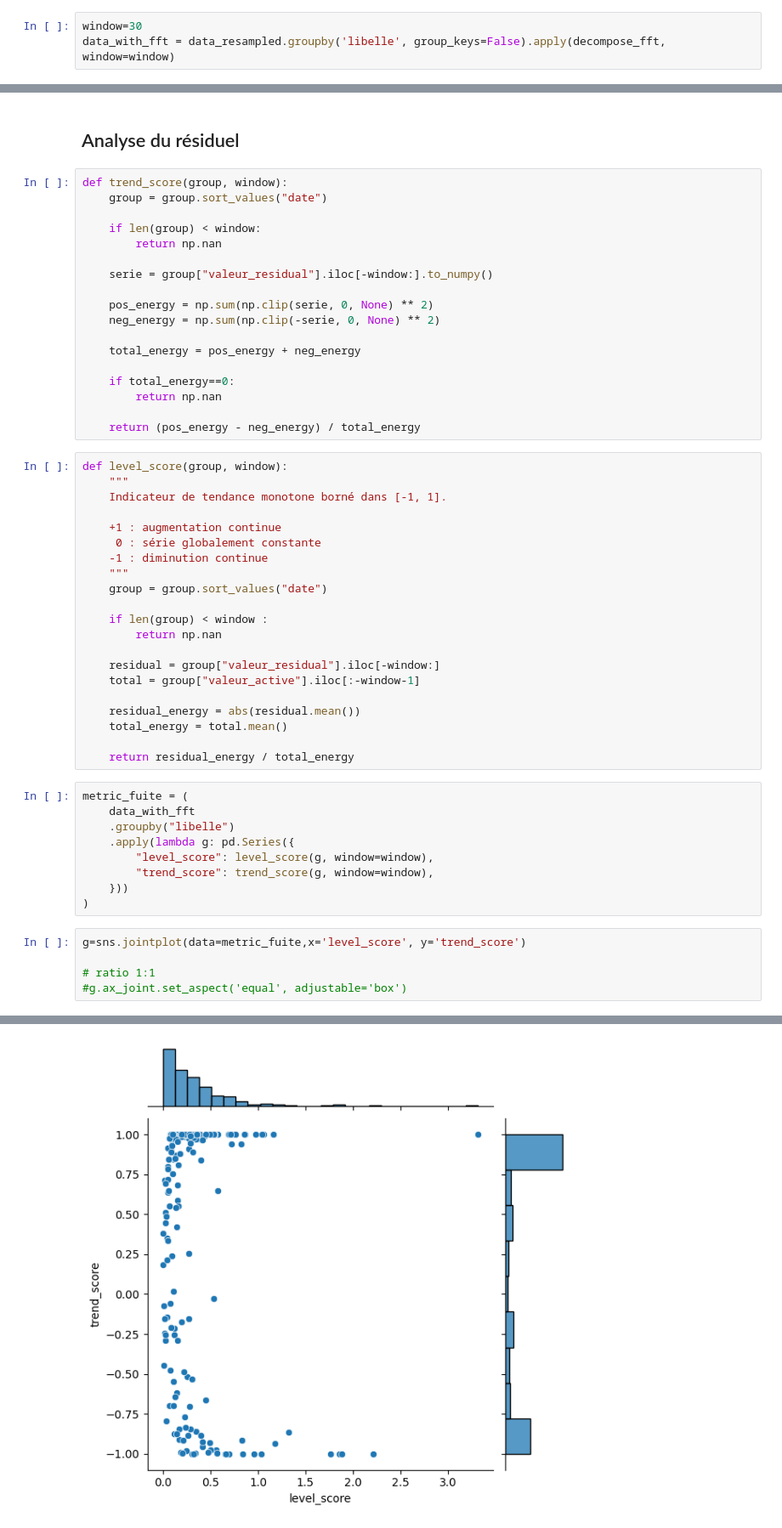
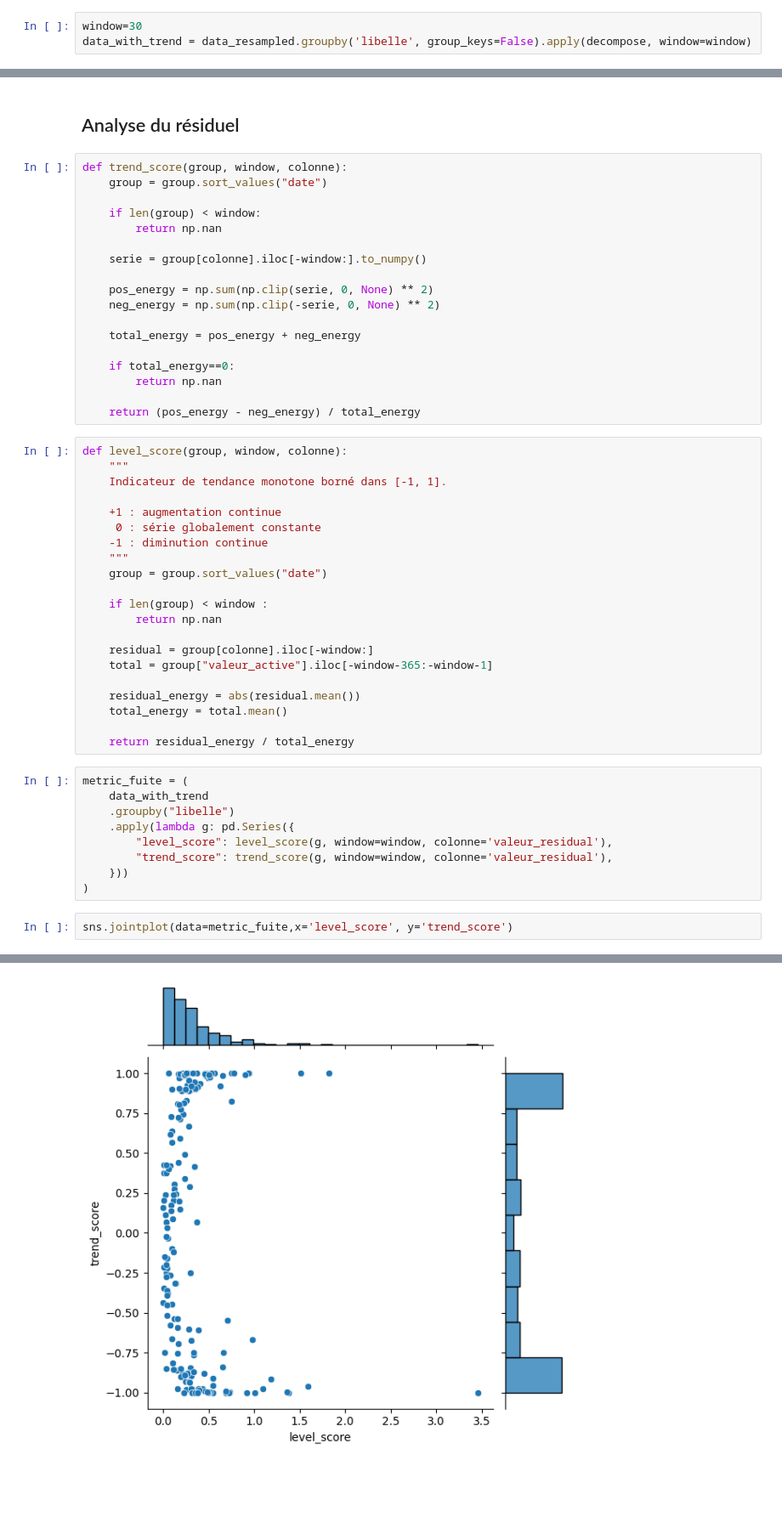
Before and after one commit to montagneForEver/ML_consommation_eau, a Jupyter notebook: presentation.ipynb, the cells around one changed output, grey strips where cells are left out. Shown at 85% size. Cells and saved outputs as stored; diff of their text form; blank space fills up the shorter version.

```diff
--- a/presentation.ipynb
+++ b/presentation.ipynb
@@ -734,3 +731,3 @@ def decompose_fft(group, window=30):
 # %%
 window=30
-data_with_fft = data_resampled.groupby('libelle', group_keys=False).apply(decompose_fft, window=window)
+data_with_trend = data_resampled.groupby('libelle', group_keys=False).apply(decompose, window=window)
@@ -748,13 +743,13 @@ Text(0.5, 1.0, 'ID_385')
 # %% [markdown]
 ## Analyse du résiduel
 # %%
-def trend_score(group, window):
+def trend_score(group, window, colonne):
     group = group.sort_values("date")
 
     if len(group) < window:
         return np.nan
 
-    serie = group["valeur_residual"].iloc[-window:].to_numpy()
+    serie = group[colonne].iloc[-window:].to_numpy()
 
     pos_energy = np.sum(np.clip(serie, 0, None) ** 2)
     neg_energy = np.sum(np.clip(-serie, 0, None) ** 2)
@@ -766,7 +761,7 @@ def trend_score(group, window):
 
     return (pos_energy - neg_energy) / total_energy
 # %%
-def level_score(group, window):
+def level_score(group, window, colonne):
     """
     Indicateur de tendance monotone borné dans [-1, 1].
 
@@ -779,8 +774,8 @@ def level_score(group, window):
     if len(group) < window :
         return np.nan
 
-    residual = group["valeur_residual"].iloc[-window:]
-    total = group["valeur_active"].iloc[:-window-1]
+    residual = group[colonne].iloc[-window:]
+    total = group["valeur_active"].iloc[-window-365:-window-1]
 
     residual_energy = abs(residual.mean())
     total_energy = total.mean()
@@ -788,16 +783,13 @@ def level_score(group, window):
     return residual_energy / total_energy
 # %%
 metric_fuite = (
-    data_with_fft
+    data_with_trend
     .groupby("libelle")
     .apply(lambda g: pd.Series({
-        "level_score": level_score(g, window=window),
-        "trend_score": trend_score(g, window=window),
+        "level_score": level_score(g, window=window, colonne='valeur_residual'),
+        "trend_score": trend_score(g, window=window, colonne='valeur_residual'),
     }))
 )
 # %%
-g=sns.jointplot(data=metric_fuite,x='level_score', y='trend_score')
-
-# ratio 1:1
-#g.ax_joint.set_aspect('equal', adjustable='box')
+sns.jointplot(data=metric_fuite,x='level_score', y='trend_score')
 # %% [output]
@@ -804,2 +797,2 @@ g=sns.jointplot(data=metric_fuite,x='level_score', y='trend_score')
-[figure, old version]
+[figure, new version]
 # %%
```
Also changed, not shown: parts of 19 cells of this notebook, 2 other files.
